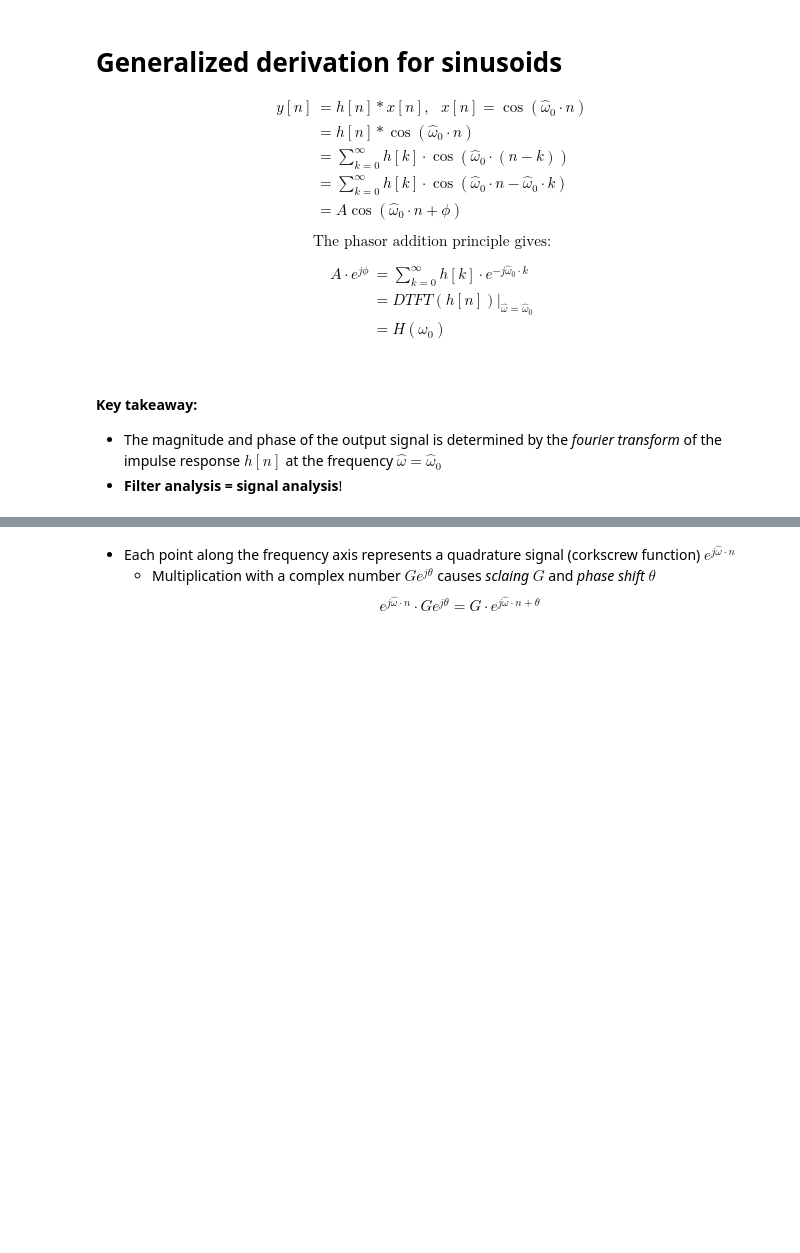
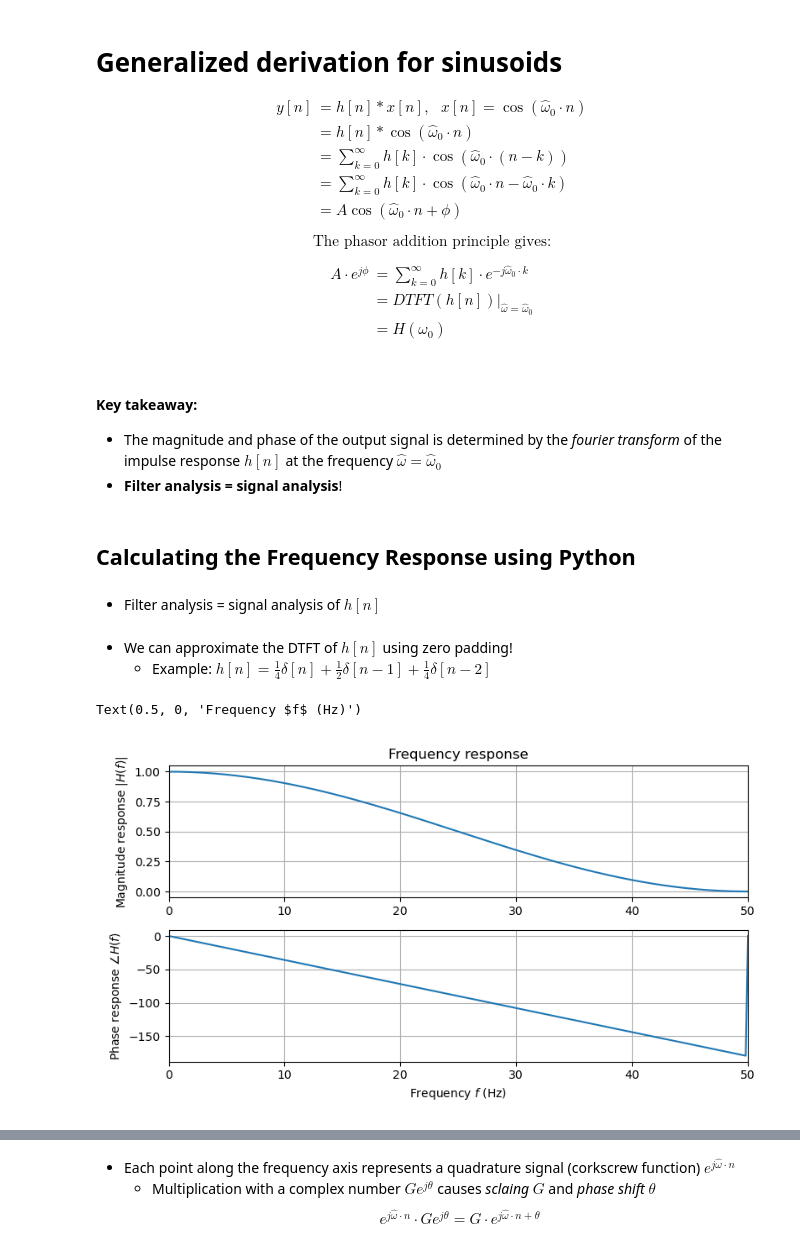
Before and after one commit to kaierih/AIS2201-Lecture_Notes, a Jupyter notebook: digital_filters/frequency_response.ipynb, the cells around one changed output, grey strips where cells are left out. Saved outputs shown, nothing was run; the diff lists cells and outputs as text; code cells hidden in the pictures; blank space fills up the shorter version.

Commit message:
Updated frequency response lecture

```diff
--- a/digital_filters/frequency_response.ipynb
+++ b/digital_filters/frequency_response.ipynb
@@ -137,6 +137,32 @@ $$
 #### Key takeaway:
 * The magnitude and phase of the output signal is determined by the *fourier transform* of the impulse response $h[n]$ at the frequency $\hat{\omega} = \hat{\omega}_0$
 * **Filter analysis = signal analysis**!
+# %% [markdown]
+## Calculating the Frequency Response using Python
+# %% [markdown]
+* Filter analysis = signal analysis of $h[n]$
+# %% [markdown]
+* We can approximate the DTFT of $h[n]$ using zero padding!
+    * Example: $h[n] =\frac{1}{4}\delta[n] + \frac{1}{2}\delta[n-1] + \frac{1}{4}\delta[n-2]$
+# %%
+hn = np.array([1/4, 1/2, 1/4])
+fs = 100 # Sampling Frequency in samples per second
+
+Hf = np.fft.rfft(hn, n=512)
+f = np.fft.rfftfreq(n=512, d=1/fs) #np.arange(0, 257)/512*fs
+
+plt.close(3); plt.figure(3)
+plt.subplot(2,1,1)
+plt.plot(f, np.abs(Hf))
+plt.title("Frequency response")
+plt.ylabel("Magnitude response $|H(f)|$")
+plt.subplot(2,1,2)
+plt.plot(f, np.rad2deg(np.angle(Hf)))
+plt.ylabel("Phase response $\\angle H(f)$")
+plt.xlabel("Frequency $f$ (Hz)")
+# %% [output]
+Text(0.5, 0, 'Frequency $f$ (Hz)')
+[figure, added]
 # %% [markdown]
 # Frequency-domain interpretation of filtering
 
```
Also changed, not shown: parts of 13 cells of this notebook, 1 other file.
